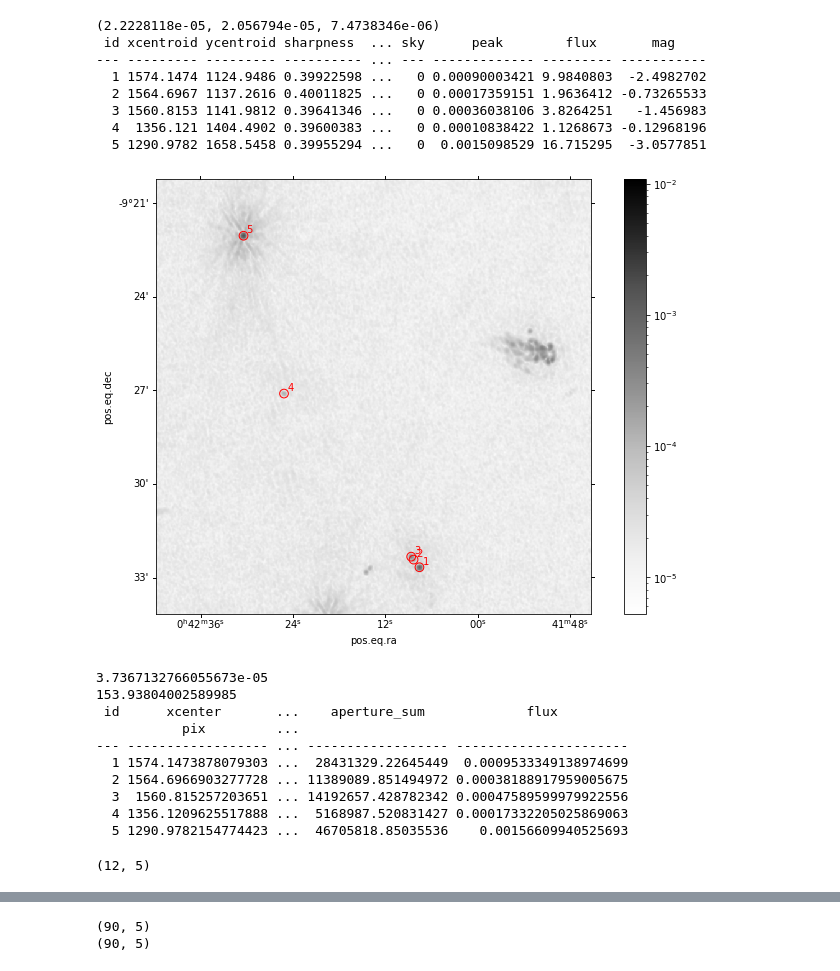
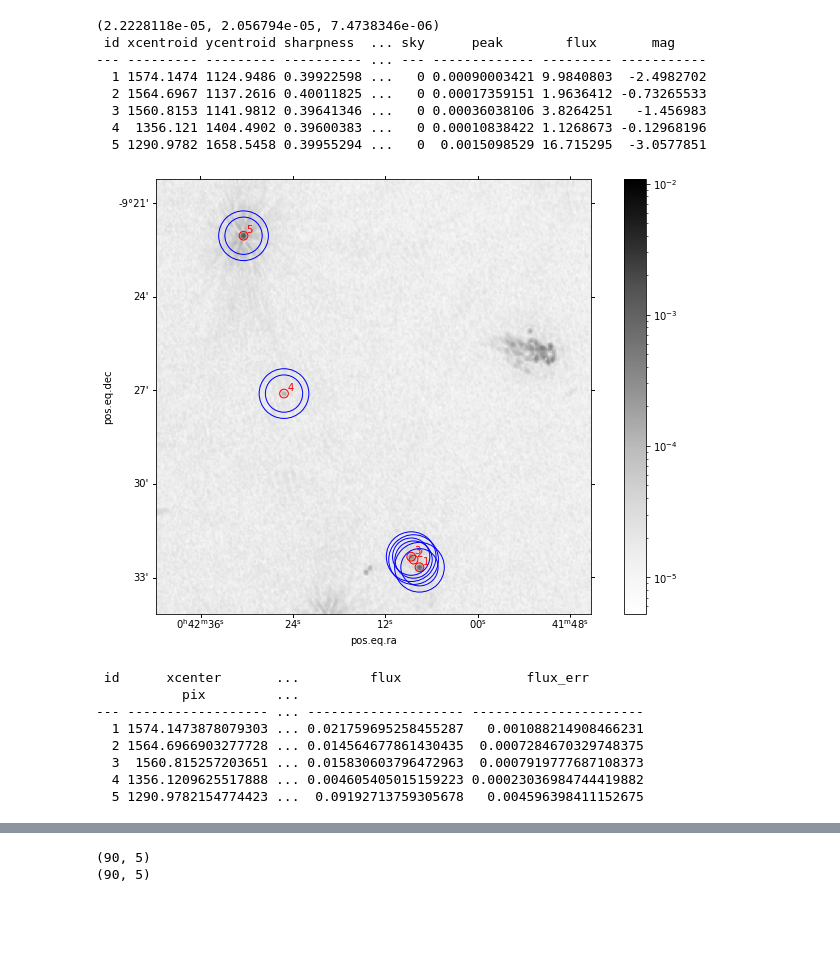
Before and after one commit to Woutmg/Meerkat_FracPol, a Jupyter notebook: Abell 85 Comparison VLA Meerkat Data.ipynb, the cells around one changed output, grey strips where cells are left out. Saved outputs shown, nothing was run; the diff lists cells and outputs as text; code cells hidden in the pictures; blank space fills up the shorter version.

```diff
--- a/Abell 85 Comparison VLA Meerkat Data.ipynb
+++ b/Abell 85 Comparison VLA Meerkat Data.ipynb
@@ -88,6 +88,7 @@ sources_compar = daofind(linpol_intens_freqmean - backgr_median, mask=mask)
 # And we prepare the apertures:
 positions_compar = np.transpose((sources_compar['xcentroid'], sources_compar['ycentroid']))
 apertures_compar = CircularAperture(positions_compar, r=7.)
+annulus_aperture = CircularAnnulus(positions_compar, r_in=30, r_out=40)
 
 for col in sources_compar.colnames:
     sources_compar[col].info.format = '%.8g'  # for consistent table output
@@ -106,77 +107,80 @@ print(sources_compar)
 # %%
 # We plot the selected sources with their apertures on the Meerkat data
 
 plt.figure(figsize=(12,8))
 plt.title('Apertures of selected sources plotted on linpol intensity')
 plt.subplot(projection=I_wcs, slices=('x', 'y', 0, 0))
 plt.imshow(linpol_intens_freqmean.clip(min=0.0000001), cmap='Greys', origin='lower', norm=colors.LogNorm(), interpolation='nearest')
 plt.colorbar()
 plt.ylim(1050,1750)
 plt.xlim(1150,1850)
 apertures_compar.plot(color='red', lw=1)
+annulus_aperture.plot(color='blue', lw=1, label='Background annulus')
 for n in range(5):
     plt.text(sources_compar['xcentroid'][n]+5, sources_compar['ycentroid'][n]+5, sources_compar['id'][n], color='red')
 plt.savefig('ACO85_Linpol_Freqmean_Aperscompar.pdf', dpi=300)
 # %% [output]
-[figure, old version]
+[figure, new version]
 # %%
 # We perform flux measurements:
 
-#annulus_apertures_compar = CircularAnnulus(positions_compar, r_in=8., r_out=13.)
-#apers_compar = [apertures_compar, annulus_apertures_compar]
 FWHM_major_axis = 2.140979E-03*c.degree # Information from the header
 FWHM_minor_axis = 1.972437E-03*c.degree
 pixsize = 3.317774E-04*c.degree
-print(FWHM_major_axis)
+delta_cal = 0.05
+N = 1
 
-def photometry(data_local, apers_local, psize, min_ax, maj_ax):
+def photometry(data_local, apers_local, annulus_local, psize, min_ax, maj_ax, n, delta_cal=0.05, N=1):
     # This function calculates the flux from a source
-    data_local_intensity = data_local*4*np.log(2)/(np.pi*maj_ax*min_ax)
+    data_local_intensity = data_local*4*np.log(2)/(np.pi*maj_ax*min_ax) # Converts Jy/beam to Jy/sr
     phot_table = aperture_photometry(data_local_intensity, apers_local)
-    phot_mean = phot_table['aperture_sum']/apers_local.area
-    flux = phot_mean*apers_local.area*(psize**2)
+    flux = phot_table['aperture_sum']*(psize**2)
+    annulus_masks = annulus_local.to_mask()
+    backgr_error = np.zeros(n)
+    for i in range(n):
+        annulus_data = annulus_masks[i].multiply(data_local)
+        annulus_data_1d = annulus_data[annulus_masks[i].data != 0.]
+        backgr_error[i] = np.std(annulus_data_1d) # error per beam due to background
+    flux_error = np.sqrt((backgr_error*np.sqrt(N))**2 + (delta_cal*flux)**2)
     phot_table['flux'] = flux
+    phot_table['flux_err'] = flux_error
     return phot_table
 
-phot_table_compar = photometry(linpol_intens_freqmean, apertures_compar, pixsize, FWHM_minor_axis, FWHM_major_axis)
-print(apertures_compar[0].area)
+phot_table_compar = photometry(I_freqmean, apertures_compar, annulus_aperture, pixsize, FWHM_minor_axis, FWHM_major_axis, len(sources_compar))
 print(phot_table_compar)
 # %% [output]
-3.7367132766055673e-05
-153.93804002589985
- id      xcenter       ...    aperture_sum             flux
+ id      xcenter       ...         flux                flux_err
            pix         ...
---- ------------------ ... ------------------ ----------------------
-  1 1574.1473878079303 ...  28431329.22645449  0.0009533349138974699
-  2 1564.6966903277728 ... 11389089.851494972 0.00038188917959005675
-  3  1560.815257203651 ... 14192657.428782342 0.00047589599979922556
-  4 1356.1209625517888 ...  5168987.520831427 0.00017332205025869063
-  5 1290.9782154774423 ...  46705818.85035536    0.00156609940525693
+--- ------------------ ... -------------------- ----------------------
+  1 1574.1473878079303 ... 0.021759695258455287   0.001088214908466231
+  2 1564.6966903277728 ... 0.014564677861430435  0.0007284670329748375
+  3  1560.815257203651 ... 0.015830603796472963  0.0007919777687108373
+  4 1356.1209625517888 ... 0.004605405015159223 0.00023036984744419882
+  5 1290.9782154774423 ...  0.09192713759305678   0.004596398411152675
 # %%
 # Flux measurements are performed in all channels and saved in tables
-I_phot_table_compar = np.zeros((12, len(sources_compar)))
-Q_phot_table_compar = np.zeros((12, len(sources_compar)))
-U_phot_table_compar = np.zeros((12, len(sources_compar)))
-V_phot_table_compar = np.zeros((12, len(sources_compar)))
+I_phot_table_compar, I_phot_table_compar_err = np.zeros((12, len(sources_compar))), np.zeros((12, len(sources_compar)))
+Q_phot_table_compar, Q_phot_table_compar_err = np.zeros((12, len(sources_compar))), np.zeros((12, len(sources_compar)))
+U_phot_table_compar, U_phot_table_compar_err = np.zeros((12, len(sources_compar))), np.zeros((12, len(sources_compar)))
+V_phot_table_compar, V_phot_table_compar_err = np.zeros((12, len(sources_compar))), np.zeros((12, len(sources_compar)))
+
 
 for n in range(12):
-    I_slice_phot_compar = photometry(I_cube[n], apertures_compar, pixsize, FWHM_minor_axis, FWHM_major_axis)
-    Q_slice_phot_compar = photometry(Q_cube[n], apertures_compar, pixsize, FWHM_minor_axis, FWHM_major_axis)
-    U_slice_phot_compar = photometry(U_cube[n], apertures_compar, pixsize, FWHM_minor_axis, FWHM_major_axis)
-    V_slice_phot_compar = photometry(V_cube[n], apertures_compar, pixsize, FWHM_minor_axis, FWHM_major_axis)
+    I_slice_phot_compar = photometry(I_cube[n], apertures_compar, annulus_aperture, pixsize, FWHM_minor_axis, FWHM_major_axis, len(sources_compar))
+    Q_slice_phot_compar = photometry(Q_cube[n], apertures_compar, annulus_aperture, pixsize, FWHM_minor_axis, FWHM_major_axis, len(sources_compar))
+    U_slice_phot_compar = photometry(U_cube[n], apertures_compar, annulus_aperture, pixsize, FWHM_minor_axis, FWHM_major_axis, len(sources_compar))
+    V_slice_phot_compar = photometry(V_cube[n], apertures_compar, annulus_aperture, pixsize, FWHM_minor_axis, FWHM_major_axis, len(sources_compar))
+
     for i in range(len(sources_compar)):
-        I_phot_table_compar[n, i] = I_slice_phot_compar[i]['flux']
-        Q_phot_table_compar[n, i] = Q_slice_phot_compar[i]['flux']
-        U_phot_table_compar[n, i] = U_slice_phot_compar[i]['flux']
-        V_phot_table_compar[n, i] = V_slice_phot_compar[i]['flux']
+        I_phot_table_compar[n, i], I_phot_table_compar_err[n, i] = I_slice_phot_compar[i]['flux'], I_slice_phot_compar[i]['flux_err']
+        Q_phot_table_compar[n, i], Q_phot_table_compar_err[n, i] = Q_slice_phot_compar[i]['flux'], Q_slice_phot_compar[i]['flux_err']
+        U_phot_table_compar[n, i], U_phot_table_compar_err[n, i] = U_slice_phot_compar[i]['flux'], U_slice_phot_compar[i]['flux_err']
+        V_phot_table_compar[n, i], V_phot_table_compar_err[n, i] = V_slice_phot_compar[i]['flux'], V_slice_phot_compar[i]['flux_err']
 
 # The linear polarization intensity and angles are also calculated:
 Pol_Angles_compar = 0.5*np.arctan(U_phot_table_compar/Q_phot_table_compar)
 Linpol_compar = np.sqrt(U_phot_table_compar**2 + Q_phot_table_compar**2)
-
-print(np.shape(I_phot_table_compar))
+Linpol_compar_err = (U_phot_table_compar*U_phot_table_compar_err + Q_phot_table_compar*Q_phot_table_compar_err)/Linpol_compar
-# %% [output]
-(12, 5)
 # %%
 # The results from this photometry are plotted:
 Labels = ['Source 1', 'Source 2', 'Source 3', 'Source 4', 'Source 5']
```
Also changed, not shown: parts of 7 cells of this notebook, 8 other files.
